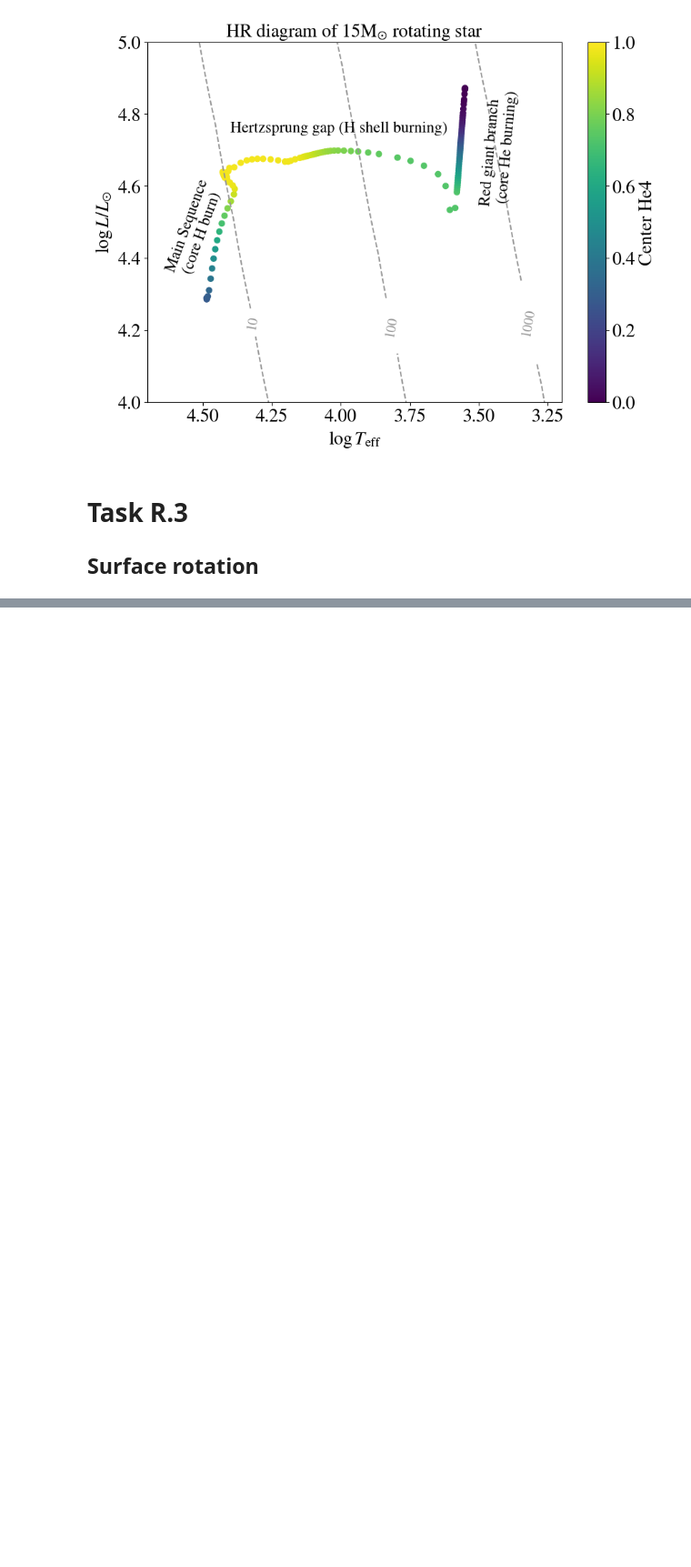
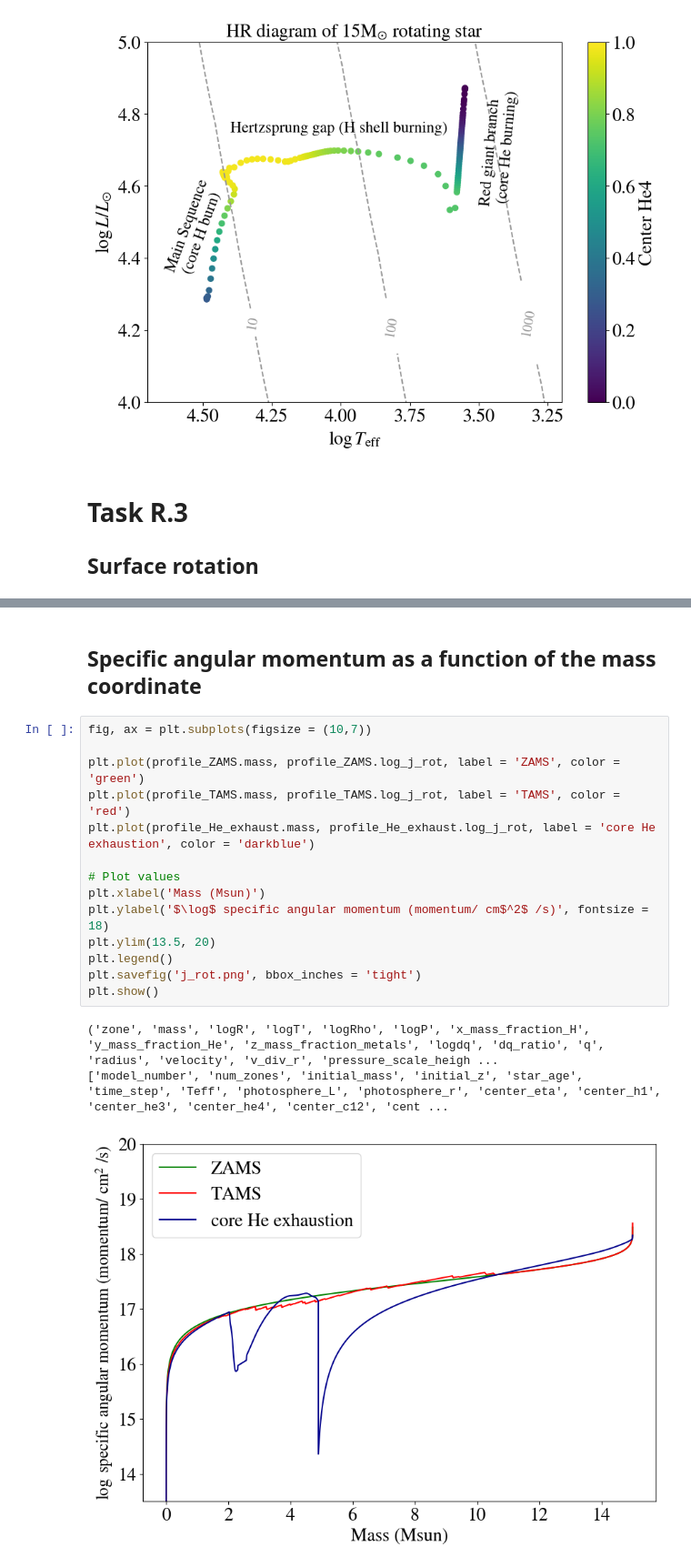
Before and after one commit to LiekeVanSon/liekevanson.github.io, a Jupyter notebook: IAUhackathon/Solutions/Day2_rotation.ipynb, the cells around one changed output, grey strips where cells are left out. Shown: that part at 91% size. Drawn from its saved outputs; the diff is of its cells as text; blank space fills up the shorter version.

```diff
--- a/IAUhackathon/Solutions/Day2_rotation.ipynb
+++ b/IAUhackathon/Solutions/Day2_rotation.ipynb
@@ -141,0 +192,20 @@ profile_ZAMS
+# %% [markdown]
+## Specific angular momentum as a function of the mass coordinate
+# %%
+fig, ax = plt.subplots(figsize = (10,7))
+
+plt.plot(profile_ZAMS.mass, profile_ZAMS.log_j_rot, label = 'ZAMS', color = 'green')
+plt.plot(profile_TAMS.mass, profile_TAMS.log_j_rot, label = 'TAMS', color = 'red')
+plt.plot(profile_He_exhaust.mass, profile_He_exhaust.log_j_rot, label = 'core He exhaustion', color = 'darkblue')
+
+# Plot values
+plt.xlabel('Mass (Msun)')
+plt.ylabel('$\log$ specific angular momentum (momentum/ cm$^2$ /s)', fontsize = 18)
+plt.ylim(13.5, 20)
+plt.legend()
+plt.savefig('j_rot.png', bbox_inches = 'tight')
+plt.show()
+# %% [output]
+('zone', 'mass', 'logR', 'logT', 'logRho', 'logP', 'x_mass_fraction_H', 'y_mass_fraction_He', 'z_mass_fraction_metals', 'logdq', 'dq_ratio', 'q', 'radius', 'velocity', 'v_div_r', 'pressure_scale_heigh ...
+['model_number', 'num_zones', 'initial_mass', 'initial_z', 'star_age', 'time_step', 'Teff', 'photosphere_L', 'photosphere_r', 'center_eta', 'center_h1', 'center_he3', 'center_he4', 'center_c12', 'cent ...
+[figure, added]
```
Also changed, not shown: parts of 11 cells of this notebook.
